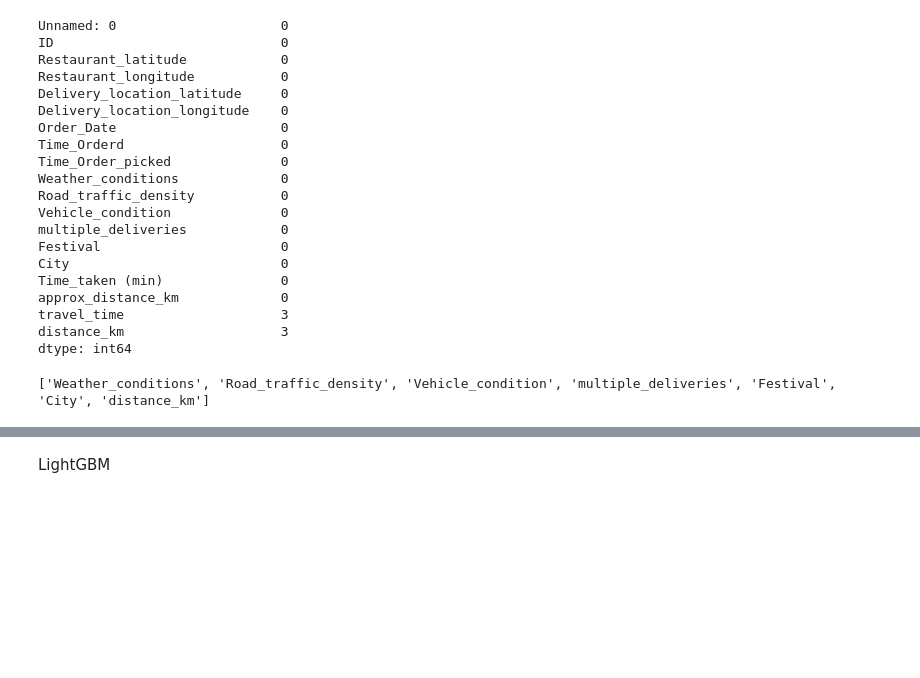
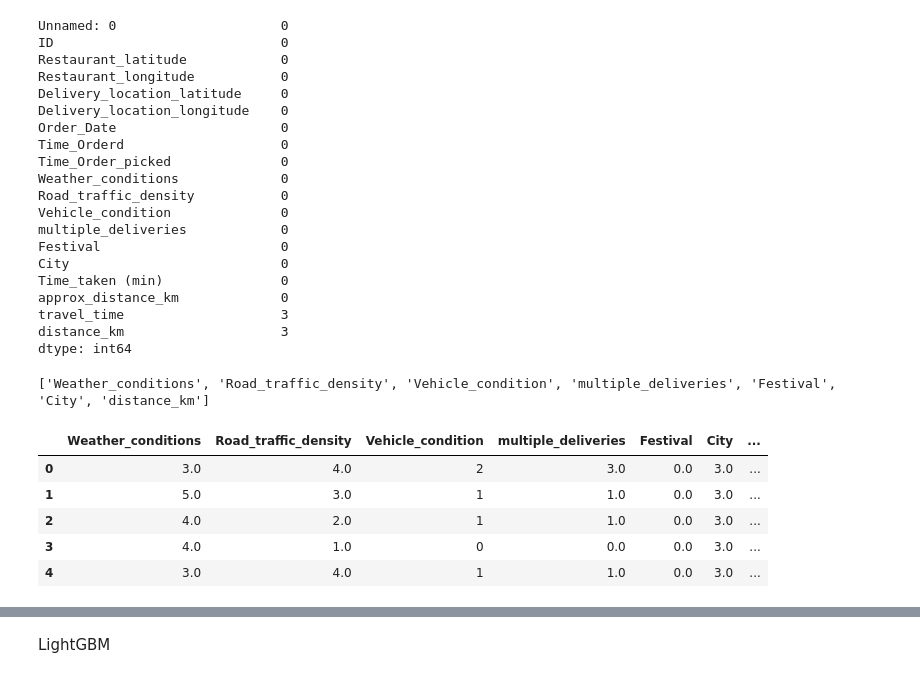
Before and after one commit to IridescentOwl/Gnu_maps, a Jupyter notebook: ML/model.ipynb, the cells around one changed output, grey strips where cells are left out. Cells and saved outputs as stored; diff of their text form; code cells hidden in the pictures; blank space fills up the shorter version.

```diff
--- a/ML/model.ipynb
+++ b/ML/model.ipynb
@@ -50,3 +50,14 @@ features = ['Weather_conditions', 'Road_traffic_density', 'Vehicle_condition', '
 print(features)
 # %% [output]
 ['Weather_conditions', 'Road_traffic_density', 'Vehicle_condition', 'multiple_deliveries', 'Festival', 'City', 'distance_km']
+# %%
+f = ['Weather_conditions', 'Road_traffic_density', 'Vehicle_condition', 'multiple_deliveries', 'Festival', 'City', 'Time_taken (min)', 'distance_km']
+df = df[f]
+df.head()
+# %% [output]
+|  | Weather_conditions | Road_traffic_density | Vehicle_condition | multiple_deliveries | Festival | City | ... |
+| 0 | 3.0 | 4.0 | 2 | 3.0 | 0.0 | 3.0 | ... |
+| 1 | 5.0 | 3.0 | 1 | 1.0 | 0.0 | 3.0 | ... |
+| 2 | 4.0 | 2.0 | 1 | 1.0 | 0.0 | 3.0 | ... |
+| 3 | 4.0 | 1.0 | 0 | 0.0 | 0.0 | 3.0 | ... |
+| 4 | 3.0 | 4.0 | 1 | 1.0 | 0.0 | 3.0 | ... |
```
Also changed, not shown: parts of 12 cells of this notebook, 8 other files.
